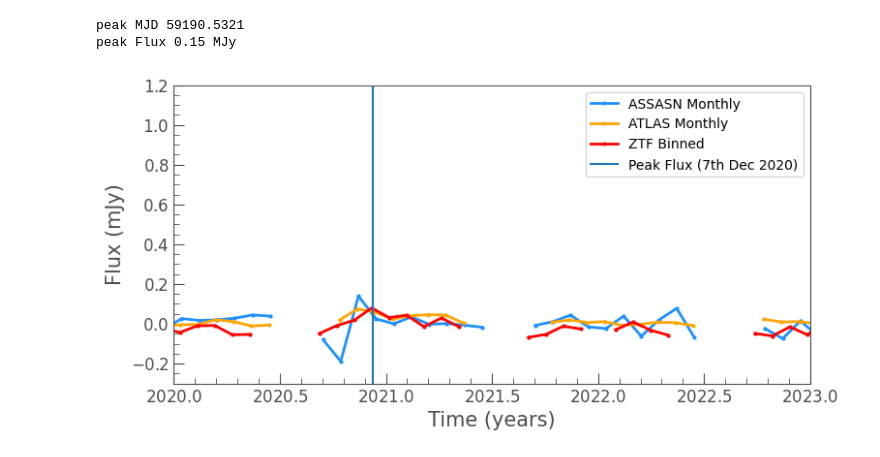
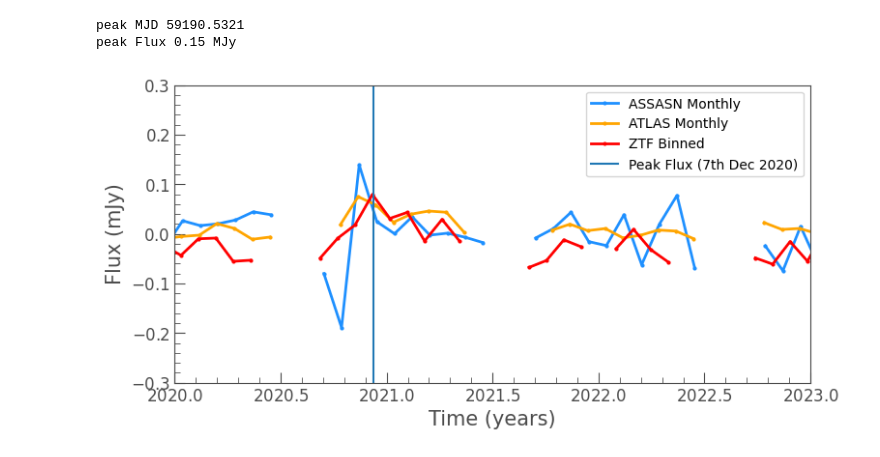
Before and after one commit to things-0/denison_2026, a Jupyter notebook: shaun/Code/Shaun Stuff/combined_time_series_averages.ipynb, the cells around one changed output. Saved outputs shown, nothing was run; the diff lists cells and outputs as text; code cells hidden in the pictures.

```diff
--- a/shaun/Code/Shaun Stuff/combined_time_series_averages.ipynb
+++ b/shaun/Code/Shaun Stuff/combined_time_series_averages.ipynb
@@ -154,32 +154,32 @@ assassn_curve = lk.LightCurve(time=t_years, flux=subset['flux(mJy)'], flux_err=s
 ax = assassn_curve.plot(title=f"Combined Lightcurve", alpha=0, color='green', label='_nolegend_')
 
 bin_curve = assassn_curve.bin(time_bin_size=1/12)
 bin_curve.plot(ax=ax, color='dodgerblue', linewidth=2, marker='o', label='ASSASN Monthly')
 
 atlas_lc = lk.LightCurve(time=at_years, flux=flux_clean, flux_err=flux_err_clean)
 
 atlas_lc.plot(ax=ax, alpha=0, color='orange', marker='o', linestyle='none')
 atlas_binned = atlas_lc.bin(time_bin_size=1/12)
 atlas_binned.plot(ax=ax, color='orange', linewidth=2, marker='o', label='ATLAS Monthly')
 
 days = 30
 bin_size = days / 365.25
 binned_curve = curve.bin(time_bin_size=bin_size)
 
 curve.plot(ax=ax, alpha=0, color='red', marker='o', linestyle='none')
 binned_curve.plot(ax=ax, color='red', linewidth=2, marker='o', label=f'ZTF Binned')
 
 plt.ylim(-0.3, 1.2)
 
 59190.5321
 
 
 plt.axvline(x=2020 + (11)/12 + (7/30)/12, label='Peak Flux (7th Dec 2020)')
 plt.xlim(2020, 2023)
-
+plt.ylim(-0.3, 0.3)
 plt.xlabel('Time (years)')
 plt.ylabel('Flux (mJy)')
 plt.legend()
 plt.show()
 # %% [output]
-[figure, old version]
+[figure, new version]
```
Also changed, not shown: 22 other files.
